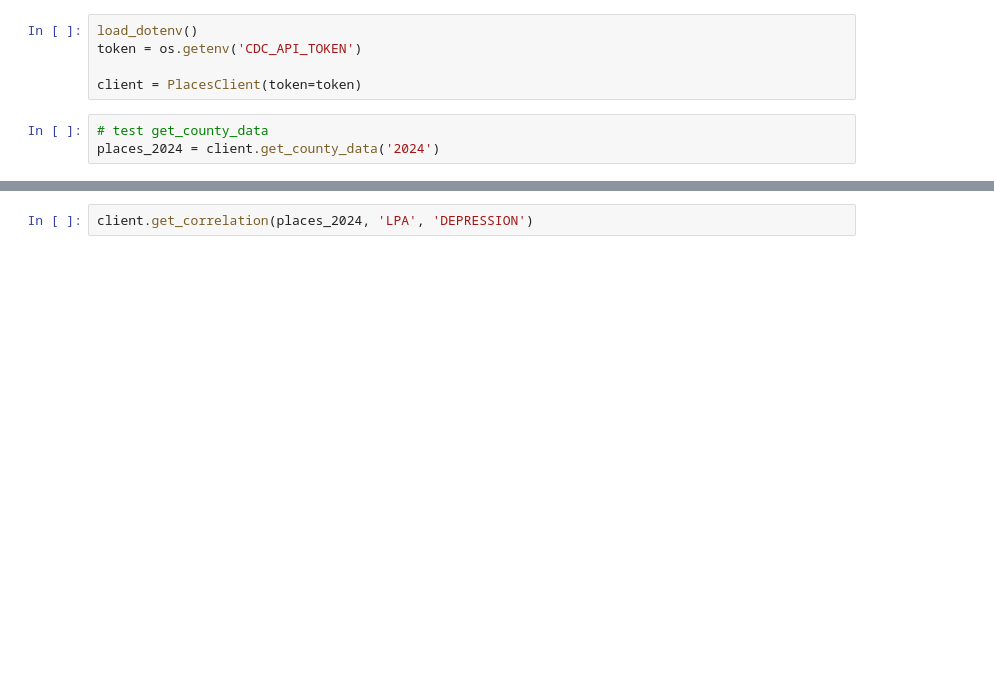
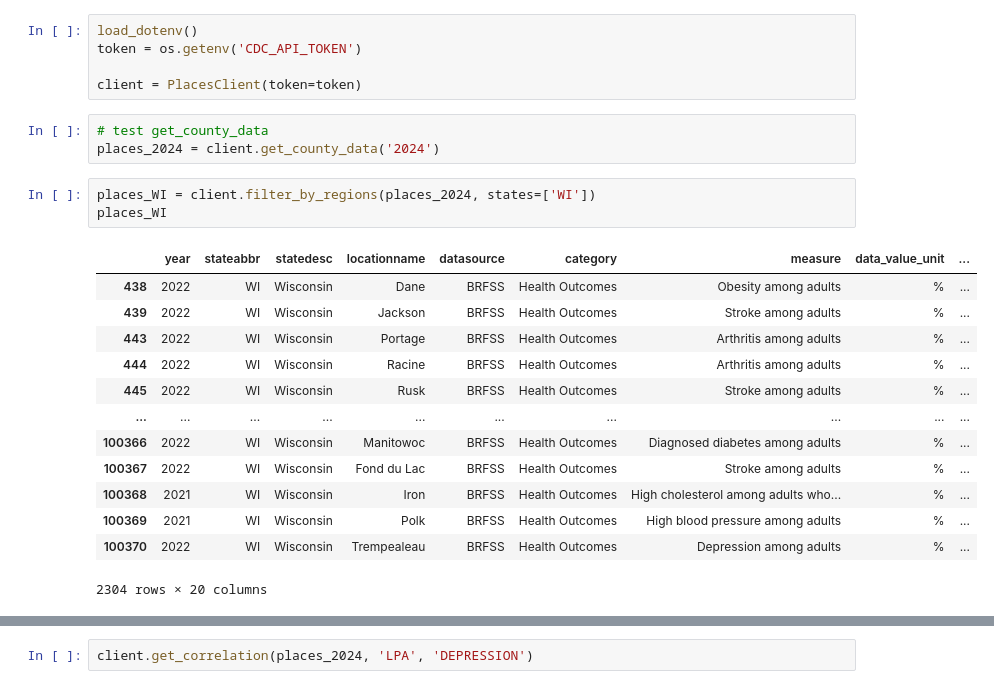
Before and after one commit to YixiaoLiu2002/places_client, a Jupyter notebook: draft.ipynb, the cells around one changed output, grey strips where cells are left out. Saved outputs shown, nothing was run; the diff lists cells and outputs as text; blank space fills up the shorter version.

```diff
--- a/draft.ipynb
+++ b/draft.ipynb
@@ -205,3 +304,20 @@ client = PlacesClient(token=token)
 # %%
 # test get_county_data
 places_2024 = client.get_county_data('2024')
+# %%
+places_WI = client.filter_by_regions(places_2024, states=['WI'])
+places_WI
+# %% [output]
+|  | year | stateabbr | statedesc | locationname | datasource | category | measure | data_value_unit | ... |
+| 438 | 2022 | WI | Wisconsin | Dane | BRFSS | Health Outcomes | Obesity among adults | % | ... |
+| 439 | 2022 | WI | Wisconsin | Jackson | BRFSS | Health Outcomes | Stroke among adults | % | ... |
+| 443 | 2022 | WI | Wisconsin | Portage | BRFSS | Health Outcomes | Arthritis among adults | % | ... |
+| 444 | 2022 | WI | Wisconsin | Racine | BRFSS | Health Outcomes | Arthritis among adults | % | ... |
+| 445 | 2022 | WI | Wisconsin | Rusk | BRFSS | Health Outcomes | Stroke among adults | % | ... |
+| ... | ... | ... | ... | ... | ... | ... | ... | ... | ... |
+| 100366 | 2022 | WI | Wisconsin | Manitowoc | BRFSS | Health Outcomes | Diagnosed diabetes among adults | % | ... |
+| 100367 | 2022 | WI | Wisconsin | Fond du Lac | BRFSS | Health Outcomes | Stroke among adults | % | ... |
+| 100368 | 2021 | WI | Wisconsin | Iron | BRFSS | Health Outcomes | High cholesterol among adults who... | % | ... |
+| 100369 | 2021 | WI | Wisconsin | Polk | BRFSS | Health Outcomes | High blood pressure among adults | % | ... |
+| 100370 | 2022 | WI | Wisconsin | Trempealeau | BRFSS | Health Outcomes | Depression among adults | % | ... |
+2304 rows × 20 columns
```
Also changed, not shown: parts of 5 cells of this notebook, 3 other files.
